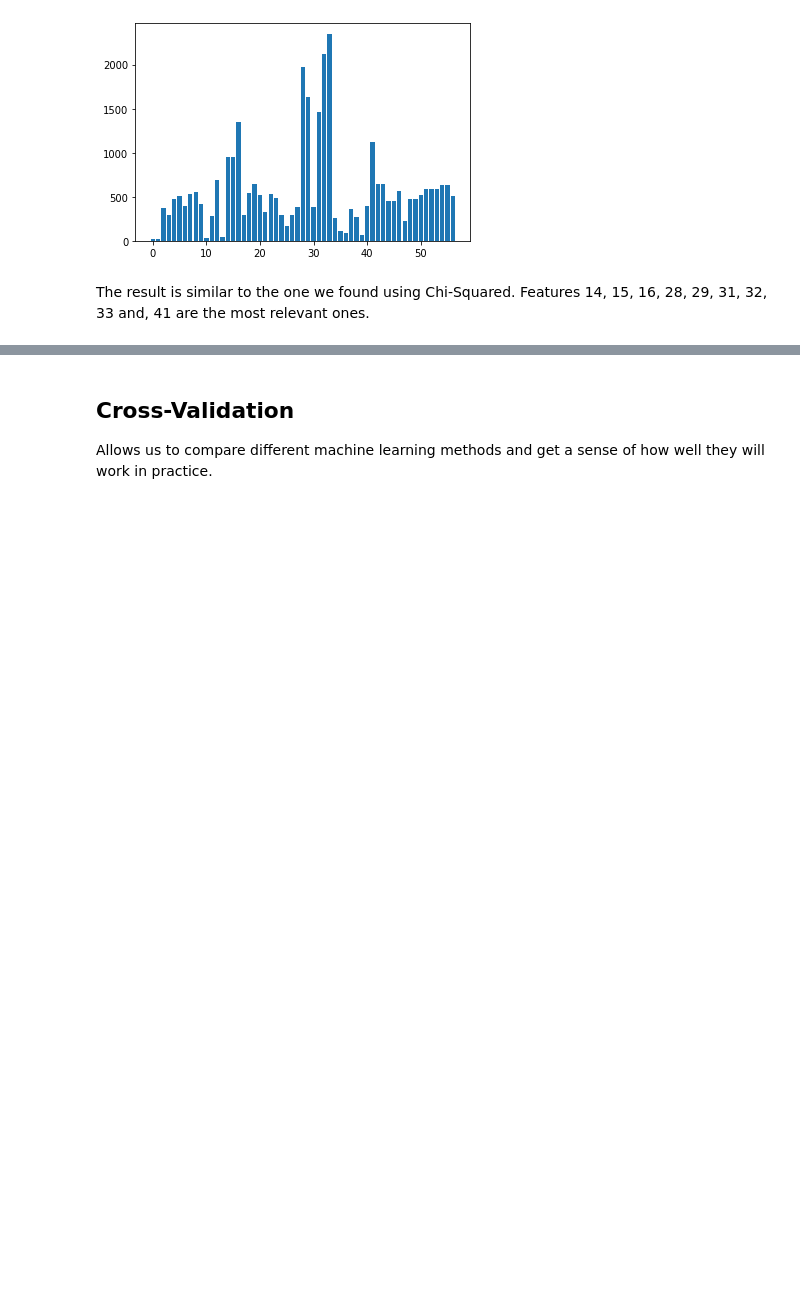
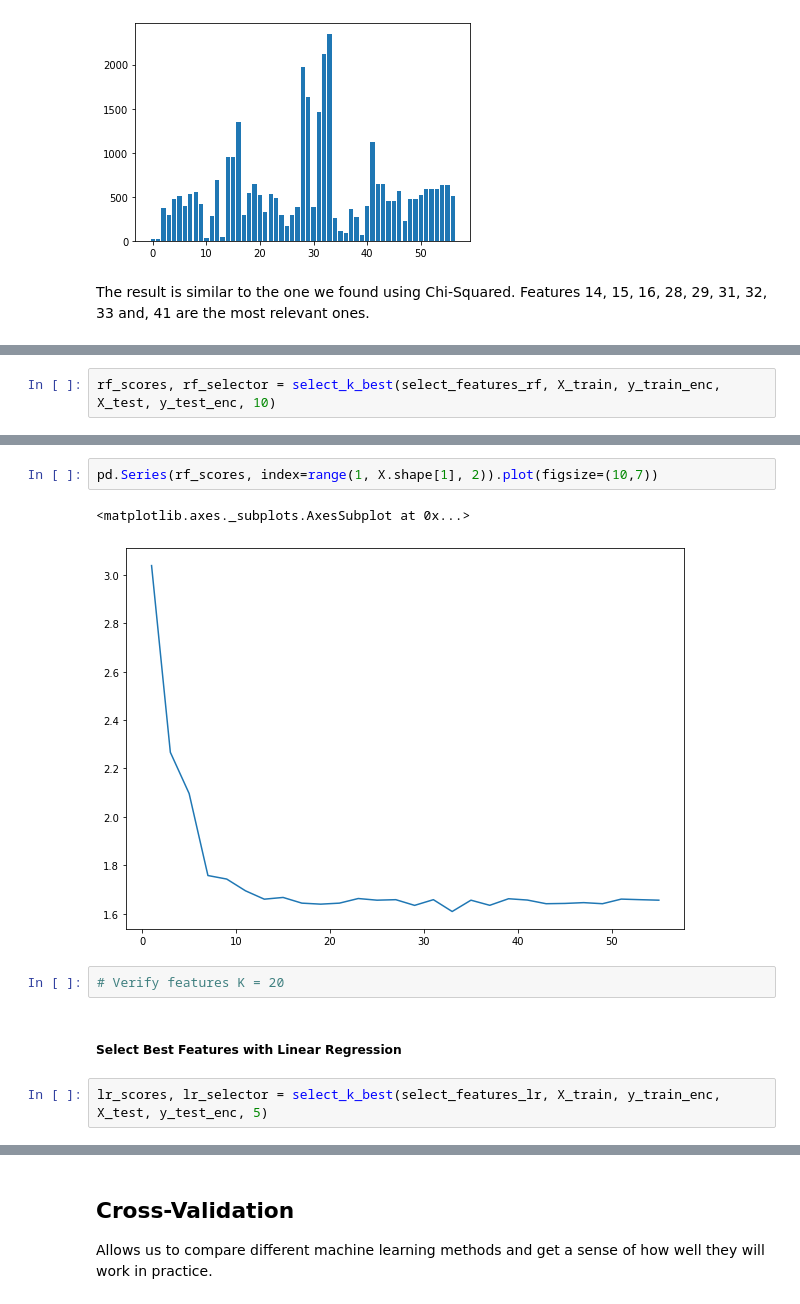
Before and after one commit to eduardopd/fifa-20-dataset, a Jupyter notebook: Fifa 20 FUT - Machine Learning.ipynb, the cells around one changed output, grey strips where cells are left out. Drawn from its saved outputs; the diff is of its cells as text; blank space fills up the shorter version.

```diff
--- a/Fifa 20 FUT - Machine Learning.ipynb
+++ b/Fifa 20 FUT - Machine Learning.ipynb
@@ -401,0 +440,2 @@ Criar gráfico da feature selection utilizando Random Forest. Entender pq as mé
+# %%
+rf_scores, rf_selector = select_k_best(select_features_rf, X_train, y_train_enc, X_test, y_test_enc, 10)
@@ -401,0 +451,11 @@ Criar gráfico da feature selection utilizando Random Forest. Entender pq as mé
+# %%
+pd.Series(rf_scores, index=range(1, X.shape[1], 2)).plot(figsize=(10,7))
+# %% [output]
+<matplotlib.axes._subplots.AxesSubplot at 0x...>
+[figure, added]
+# %%
+# Verify features K = 20
+# %% [markdown]
+##### Select Best Features with Linear Regression
+# %%
+lr_scores, lr_selector = select_k_best(select_features_lr, X_train, y_train_enc, X_test, y_test_enc, 5)
```
Also changed, not shown: parts of 28 cells of this notebook.
